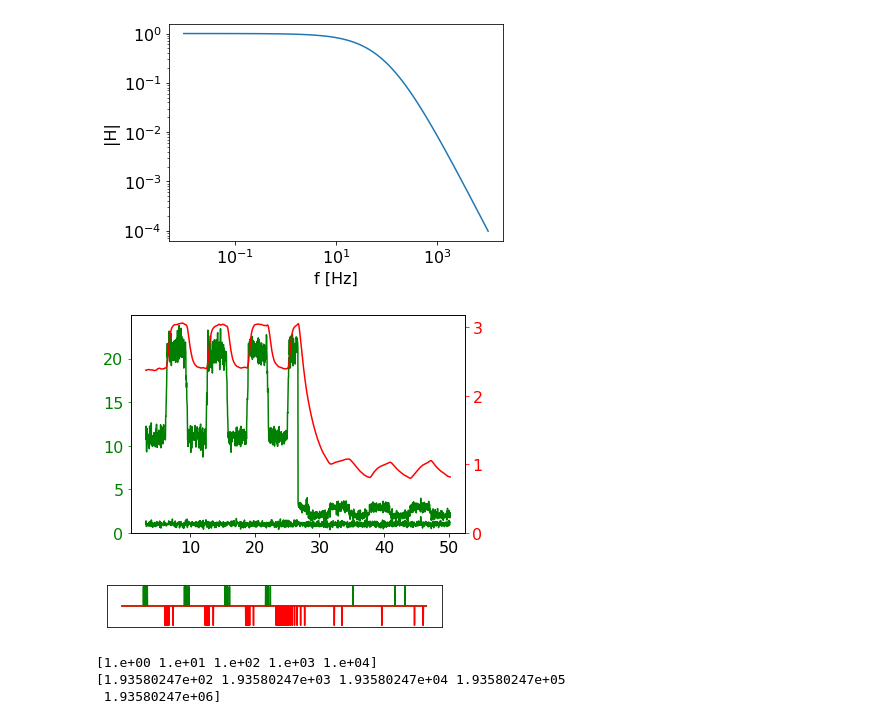
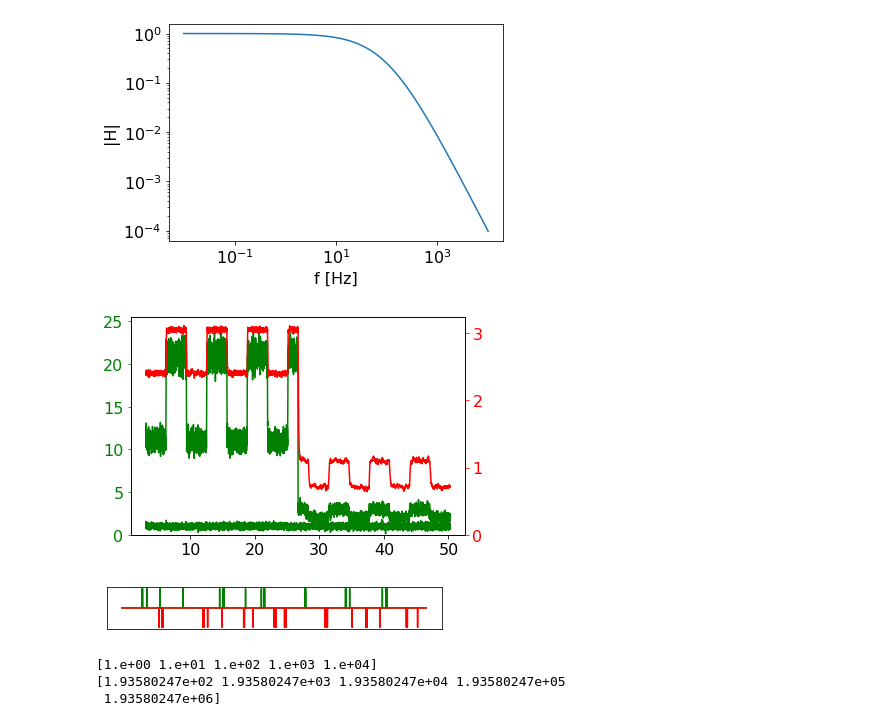
Before and after one commit to SensorsINI/v2e, a Jupyter notebook: v2e/computations_and_graphs.ipynb, the cells around one changed output. Cells and saved outputs as stored; diff of their text form; code cells hidden in the pictures.

```diff
--- a/v2e/computations_and_graphs.ipynb
+++ b/v2e/computations_and_graphs.ipynb
@@ -124,12 +124,15 @@ dark=1 # dark current level
 sigdc1=10 # DC photocurrent for bright half
 sigdc2=1 # and dark half
 cont=1 # contrast in each half
-tau=.2 # time constant of lowpass
-nper=4 # how many periods to simulate for each half
+tau=.01 # time constant of lowpass
+nper=4 # how many periods to simulate for each half bright/dark
 thr=.1 # dvs threshold
 
-dt=np.pi/100
+dt=np.pi/500 # timesteps per half period
 eps=dt/tau
+if eps>1:
+    print('eps={:.3g} for tau={}, increase the number of time steps per cycle'.format(eps,tau))
+    eps=1
 t=np.arange(np.pi,nper*2*2*np.pi,dt)
 npts=len(t)
 npts2=int(npts/2)
@@ -147,16 +150,16 @@ sig=sig+noise
 darknoise=dark+noiseFactor*np.random.randn(t.shape[0])*np.sqrt(dark)
 
 cur=sig+darknoise
-logcur=np.log(cur)
+logcur=np.log(cur) # log photoreceptor on sum of signal + dark current
 ph1=np.zeros_like(logcur)
 sf=np.zeros_like(logcur)
 ph1[0]=logcur[0]
 sf[0]=logcur[0]
 for i in range(0,len(t)-1):
-    tauactual=tau*max(cur)/cur[i]
+    tauactual=tau*max(cur)/cur[i] # nonlinear lowpass with time const tau for largest current
     e=dt/tauactual
-    ph1[i+1]=(1-e)*ph1[i]+e*logcur[i]
-    sf[i+1]=(1-eps)*sf[i]+eps*ph1[i]
+    ph1[i+1]=(1-e)*ph1[i]+e*logcur[i] # only photorecptor tau changes
+    sf[i+1]=(1-eps)*sf[i]+eps*ph1[i] # src follower tau is constant
 
 # include DVS events
 lmem=sf[0]
@@ -176,35 +179,35 @@ plt.rcParams.update({'font.size': 16})
 fig,ax1=plt.subplots(sharex=True)
 ax1.plot(t,cur,'g',t,darknoise,'g')
 ax1.set_ylim([0,None])
 ax1.set_yscale('linear')
 ax1.set_xscale('linear')
 ax1.tick_params(axis='y', colors='green')
 
 ax2=ax1.twinx()
 ax2.plot(t,sf,'r-')
 
 ax2.set_ylim([0,None])
 ax2.set_yscale('linear')
 ax2.set_xscale('linear')
 ax2.tick_params(axis='y', colors='red')
 
 fig,ax3=plt.subplots(sharex=True)
 offset=8
 ax3.plot(t,offset+ons,'g', t,offset+offs,'r')
 ax3.get_xaxis().set_ticks([])
 ax3.get_yaxis().set_ticks([])
 ax3.set_aspect(3)
 
 
 # plt.xlabel('t [s]')
 # plt.ylabel('[log]')
 # plt.grid('on')
 
 
 plt.savefig('../output/photo_dark_lowpass_curves.pdf')
 # %% [output]
-[figure, old version]
+[figure, new version]
-[figure, old version]
+[figure, new version]
 # %%
 f=2.8 # focal length
 T=0.9 # lens transmittance
```
Also changed, not shown: parts of 1 cell of this notebook, 3 other files.
